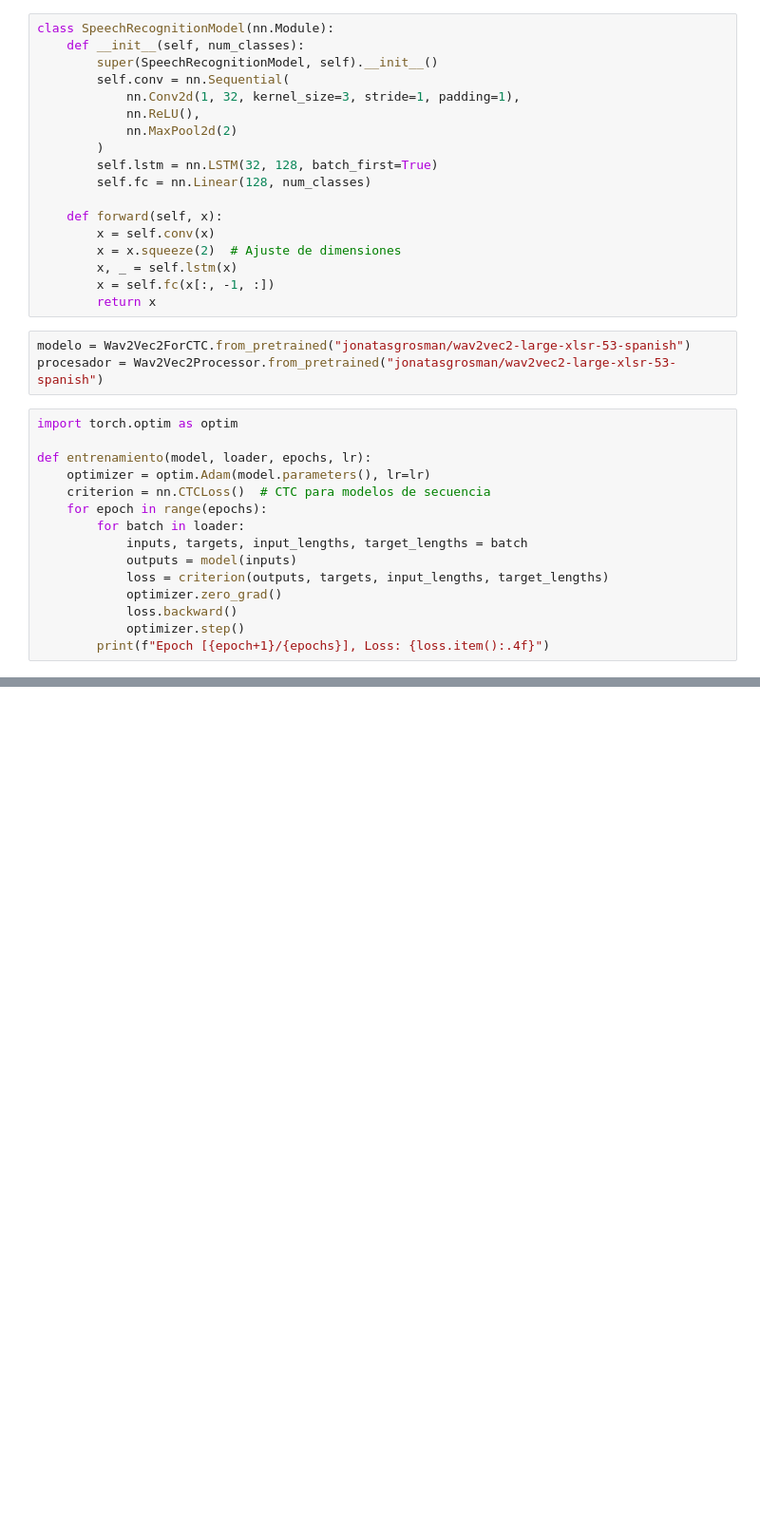
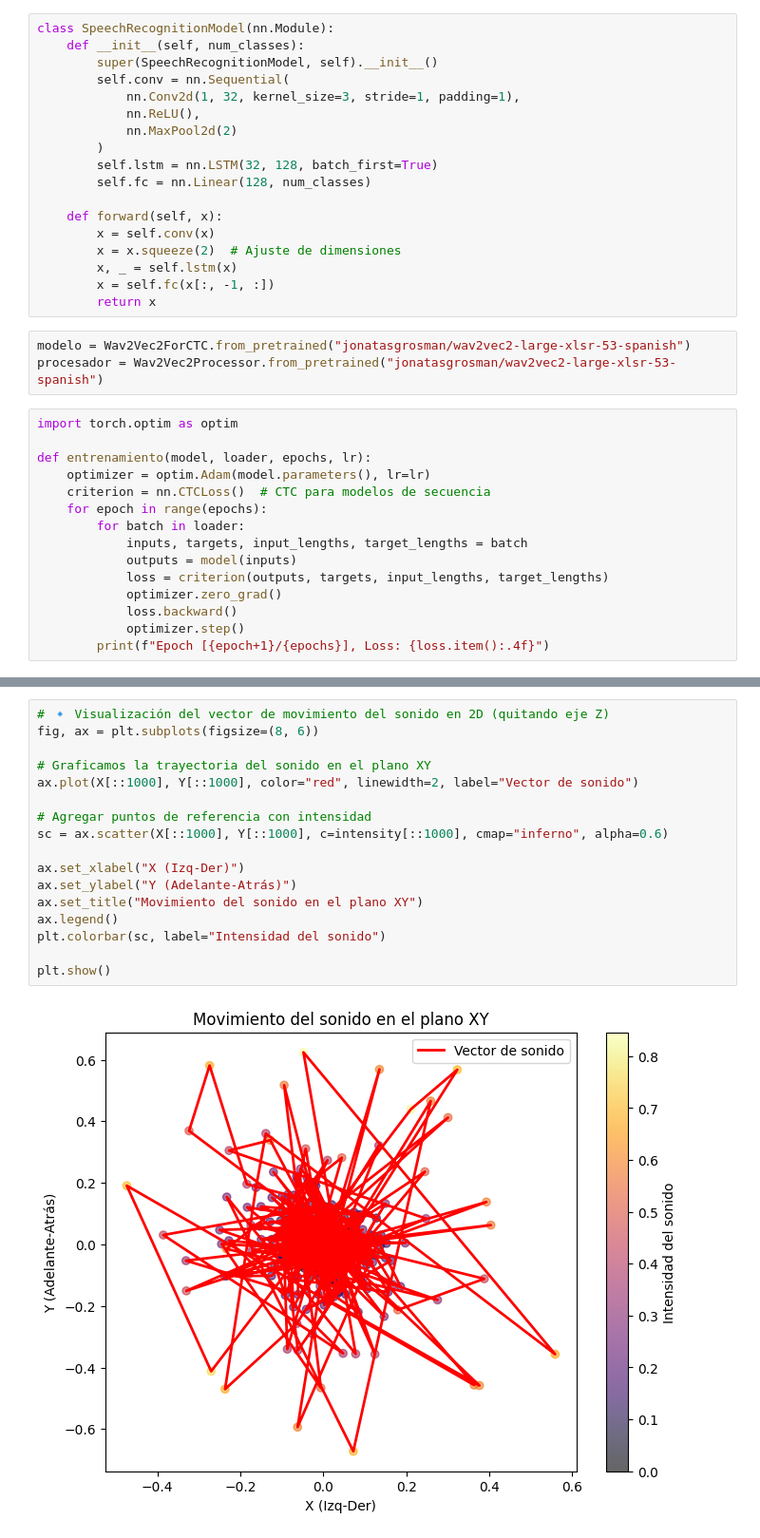
Before and after one commit to RafaDom02/TFM, a Jupyter notebook: test reconocimiento de audio/reconocimientoVoz.ipynb, the cells around one changed output, grey strips where cells are left out. Shown at 95% size. Saved outputs shown, nothing was run; the diff lists cells and outputs as text; blank space fills up the shorter version.

```diff
--- a/test reconocimiento de audio/reconocimientoVoz.ipynb
+++ b/test reconocimiento de audio/reconocimientoVoz.ipynb
@@ -231,0 +294,19 @@ def entrenamiento(model, loader, epochs, lr):
+# %%
+# 🔹 Visualización del vector de movimiento del sonido en 2D (quitando eje Z)
+fig, ax = plt.subplots(figsize=(8, 6))
+
+# Graficamos la trayectoria del sonido en el plano XY
+ax.plot(X[::1000], Y[::1000], color="red", linewidth=2, label="Vector de sonido")
+
+# Agregar puntos de referencia con intensidad
+sc = ax.scatter(X[::1000], Y[::1000], c=intensity[::1000], cmap="inferno", alpha=0.6)
+
+ax.set_xlabel("X (Izq-Der)")
+ax.set_ylabel("Y (Adelante-Atrás)")
+ax.set_title("Movimiento del sonido en el plano XY")
+ax.legend()
+plt.colorbar(sc, label="Intensidad del sonido")
+
+plt.show()
+# %% [output]
+[figure, added]
```
Also changed, not shown: parts of 7 cells of this notebook, 1 other file.
